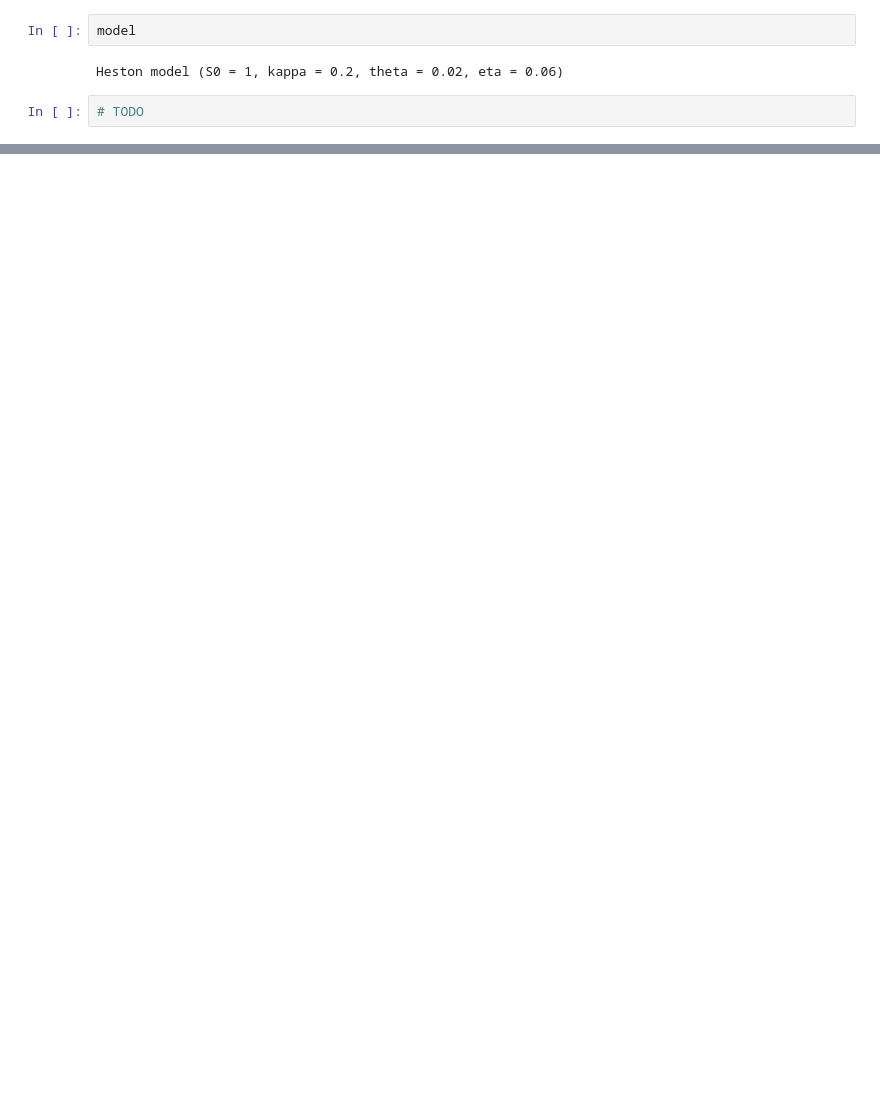
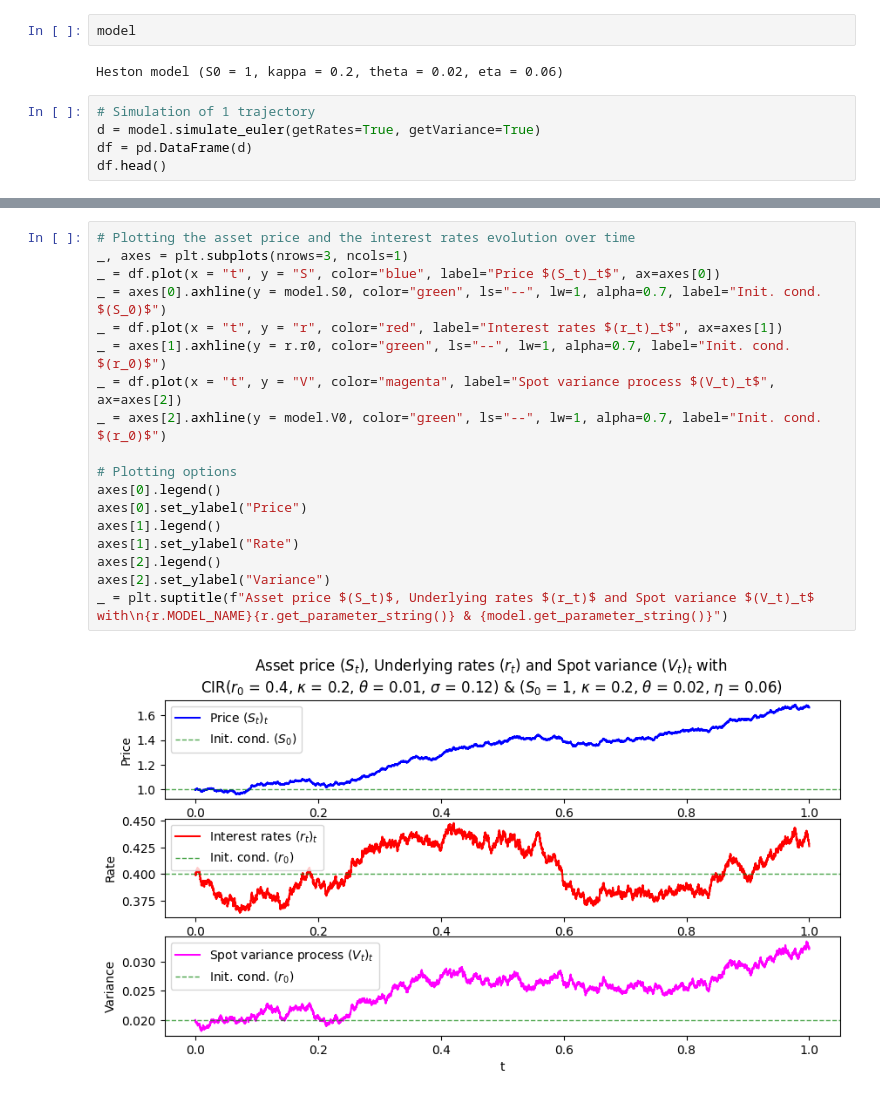
Before and after one commit to lcsrodriguez/CuttingEdge-Milliman, a Jupyter notebook: notebooks/equity_models.ipynb, the cells around one changed output, grey strips where cells are left out. Cells and saved outputs as stored; diff of their text form; blank space fills up the shorter version.

```diff
--- a/notebooks/equity_models.ipynb
+++ b/notebooks/equity_models.ipynb
@@ -152,4 +153,7 @@ model
 # %% [output]
 Heston model (S0 = 1, kappa = 0.2, theta = 0.02, eta = 0.06)
 # %%
-# TODO
+# Simulation of 1 trajectory
+d = model.simulate_euler(getRates=True, getVariance=True)
+df = pd.DataFrame(d)
+df.head()
@@ -155,0 +189,20 @@ Heston model (S0 = 1, kappa = 0.2, theta = 0.02, eta = 0.06)
+# %%
+# Plotting the asset price and the interest rates evolution over time
+_, axes = plt.subplots(nrows=3, ncols=1)
+_ = df.plot(x = "t", y = "S", color="blue", label="Price $(S_t)_t$", ax=axes[0])
+_ = axes[0].axhline(y = model.S0, color="green", ls="--", lw=1, alpha=0.7, label="Init. cond. $(S_0)$")
+_ = df.plot(x = "t", y = "r", color="red", label="Interest rates $(r_t)_t$", ax=axes[1])
+_ = axes[1].axhline(y = r.r0, color="green", ls="--", lw=1, alpha=0.7, label="Init. cond. $(r_0)$")
+_ = df.plot(x = "t", y = "V", color="magenta", label="Spot variance process $(V_t)_t$", ax=axes[2])
+_ = axes[2].axhline(y = model.V0, color="green", ls="--", lw=1, alpha=0.7, label="Init. cond. $(r_0)$")
+
+# Plotting options
+axes[0].legend()
+axes[0].set_ylabel("Price")
+axes[1].legend()
+axes[1].set_ylabel("Rate")
+axes[2].legend()
+axes[2].set_ylabel("Variance")
+_ = plt.suptitle(f"Asset price $(S_t)$, Underlying rates $(r_t)$ and Spot variance $(V_t)_t$ with\n{r.MODEL_NAME}{r.get_parameter_string()} & {model.get_parameter_string()}")
+# %% [output]
+[figure, added]
```
Also changed, not shown: parts of 4 cells of this notebook, 1 other file.
